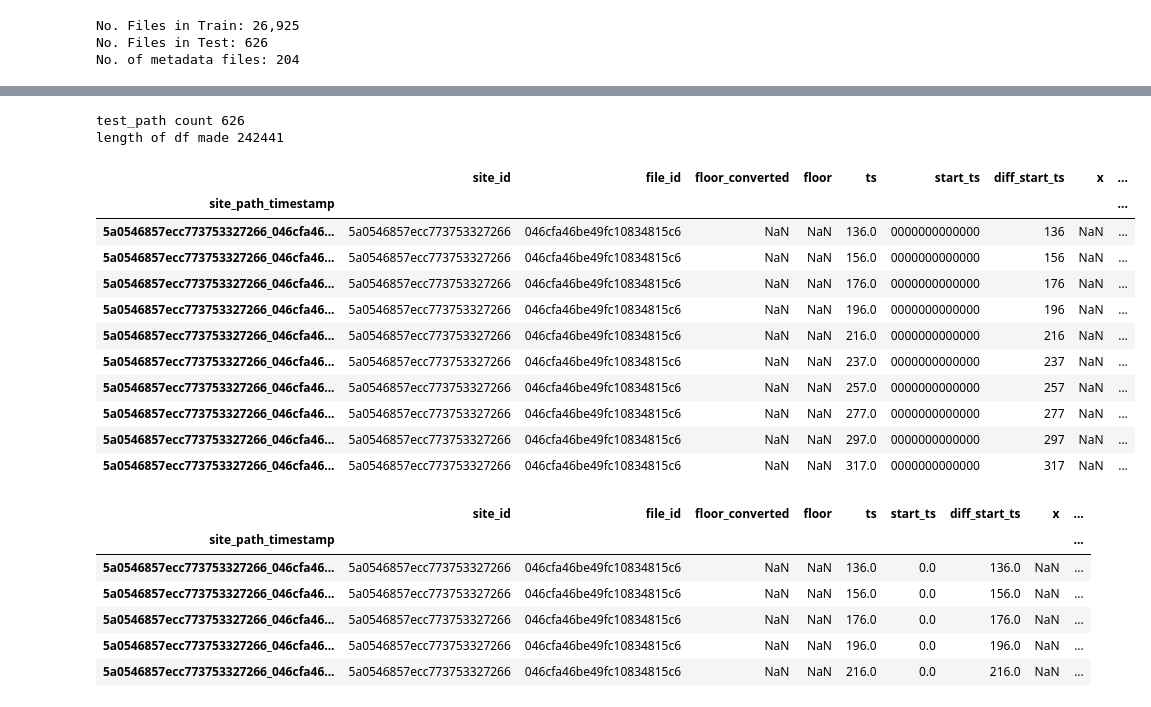
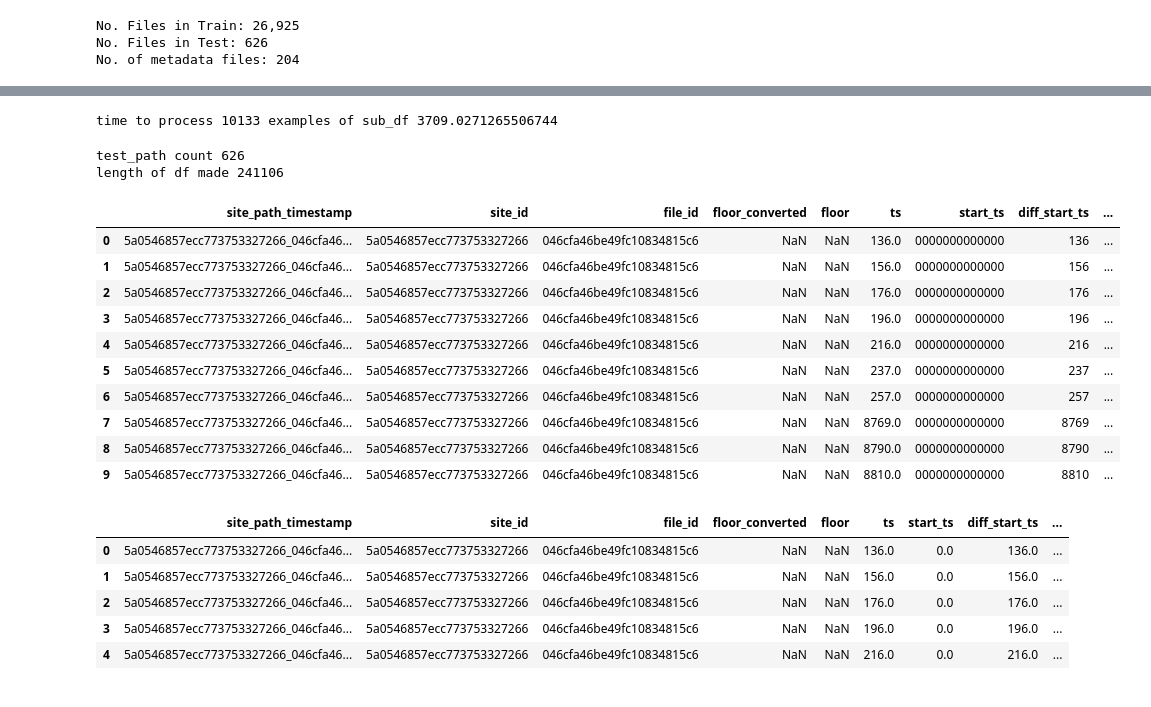
Before and after one commit to robot269006/indoor, a Jupyter notebook: indoor-preprocess-test-2-gcp.ipynb, the cells around one changed output, grey strips where cells are left out. Cells and saved outputs as stored; diff of their text form; code cells hidden in the pictures.

Commit message:
Updated test generator on gcp

```diff
--- a/indoor-preprocess-test-2-gcp.ipynb
+++ b/indoor-preprocess-test-2-gcp.ipynb
@@ -71,7 +84,7 @@ test_num = len(sub_df)
 # test_num = round(len(sub_df) / 2)
 
 # set timestamp cut
-time_stamp_cut = 1000
+time_stamp_cut = 250
 
-print(test_num)
-print(len(sub_df.iloc[:test_num, :]))
+# print(test_num)
+# print(len(sub_df.iloc[:test_num, :]))
@@ -214,9 +224,9 @@ floor_map = {"B3":-3,"B2":-2,"B1":-1,"F1":0,"1F":0,"F2":1,"2F":1,"F3":2,"3F":2,"
 # %%
 # Generate test data
 def extract_test_data(df):
-    try:
-        test_rows = []
-        for index, row in df.iterrows():
+    test_rows = []
+    for index, row in tqdm(df.iterrows()):
+        try:
             row_id = row["site_path_timestamp"]
             test_site = row["site"]
             file_name = row["file"]
@@ -250,8 +260,8 @@ def extract_test_data(df):
                 # time_stamp_cut = 2000, only the records within 2 sec of test timestamp
                 if abs(diff_ts_wp_ts) < time_stamp_cut:
                     # flag to indicate how close the data point is to the wps
-                    within_500ms = True if abs(diff_ts_wp_ts) <= 500 else False
-                    within_1000ms = True if abs(diff_ts_wp_ts) <= 1000 else False
+                    within_100ms = True if abs(diff_ts_wp_ts) <= 100 else False
+                    within_200ms = True if abs(diff_ts_wp_ts) <= 200 else False
                     # x = wp_closest[1]
                     # y = wp_closest[2]
                     diff_start_ts = int(t) - int(start_ts)
@@ -265,7 +275,10 @@ def extract_test_data(df):
                     magn_u_closest = split_axis(find_smallest_diff(t, magn_uncali), start_ts)
                     gyro_u_closest = split_axis(find_smallest_diff(t, gyro_uncali), start_ts)
                     wifi_closest = split_wifi(find_smallest_diff(t, wifi), start_ts)
-                    beacon_closest = split_beacon(find_smallest_diff(t, ibeacon), start_ts)
+                    if len(ibeacon) > 0:
+                        beacon_closest = split_beacon(find_smallest_diff(t, ibeacon), start_ts)
+                    else:
+                        beacon_closest = [np.nan, np.nan, np.nan, np.nan]
                     rel_pos = split_rel_pos(find_smallest_diff(t, rel_positions), start_ts)
 
                     # train append example
@@ -275,7 +288,7 @@ def extract_test_data(df):
                     #            wifi_closest + beacon_closest + rel_pos
                     #           )
                     test_rows.append([row_id, test_site, file_name, np.nan, np.nan, \
-                                      t, start_ts, diff_start_ts, np.nan, np.nan, test_ts, diff_start_wp_ts, diff_ts_wp_ts, within_500ms, within_1000ms] + \
+                                      t, start_ts, diff_start_ts, np.nan, np.nan, test_ts, diff_start_wp_ts, diff_ts_wp_ts, within_100ms, within_200ms] + \
                                       acce_closest + ahrs_closest + magn_closest + gyro_closest + \
                                       acce_u_closest + magn_u_closest + gyro_u_closest + \
                                       wifi_closest + beacon_closest + rel_pos
@@ -283,7 +296,9 @@ def extract_test_data(df):
                 else:
                     continue
 
-        return test_rows
-    except:
-        print("extract_test_data error")
+        except Exception as exc:
+            print("Error message: ", exc)
+            print("extract_test_data error at: ", row_id)
+            # print("extract_test_data error")
+    return test_rows
 # %%
@@ -355,44 +347,48 @@ time to process 10133 examples of sub_df 6686.089239835739
+# %%
+# print(f"time to process {len(grouped_df)} examples of sub_df", time.time() - start)
+print(f"time to process {len(sub_df.iloc[:test_num, :])} examples of sub_df", time.time() - start)
+# %% [output]
+time to process 10133 examples of sub_df 3709.0271265506744
 # %%
 col_names = ["site_path_timestamp", "site_id", "file_id", "floor_converted", "floor", \
              "ts", "start_ts", "diff_start_ts", "x", "y", \
-             "closest_wp_ts", "diff_start_wp_ts", "diff_ts_wp_ts", "within_500ms", "within_1000ms", \
+             "closest_wp_ts", "diff_start_wp_ts", "diff_ts_wp_ts", "within_250ms", "within_500ms", \
              "acce_ts", "diff_acce_ts", "acce_x", "acce_y", "acce_z", "acce_acc", \
              "ahrs_ts", "diff_ahrs_ts", "ahrs_x", "ahrs_y", "ahrs_z", "ahrs_acc", \
              "magn_ts", "diff_magn_ts", "magn_x", "magn_y", "magn_z", "magn_acc", "magn_strength",\
              "gyro_ts", "diff_gyro_ts", "gyro_x", "gyro_y", "gyro_z", "gyro_acc", \
              "acce_u_ts", "diff_acce_u_ts", "acce_u_x", "acce_u_y", "acce_u_z", "acce_u_acc", \
              "magn_u_ts", "diff_magn_u_ts", "magn_u_x", "magn_u_y", "magn_u_z", "magn_u_acc", \
              "gyro_u_ts", "diff_gyro_u_ts", "gyro_u_x", "gyro_u_y", "gyro_u_z", "gyro_u_acc", \
              "wifi_ts", "diff_wifi_ts", "wifi_ssid", "wifi_bssid", "wifi_rssi", "wifi_freq", "wifi_last_seen_ts", \
              "beacon_ts", "diff_beacon_ts", "beacon_ssid", "beacon_rssi", \
              "rel_ts", "diff_rel_ts", "rel_x", "rel_y"
             ]
 
 df_test = pd.DataFrame(res[0], columns=col_names)
 for r in res[1:]:
     df = pd.DataFrame(r, columns=col_names)
     df_test = df_test.append(df)
-df_test = df_test.set_index("site_path_timestamp")
+# df_test = df_test.set_index("site_path_timestamp")
 
 # process 1000 records -> 173.9 sec -> all test records are ~10,000 -> 1740 sec (~29min)
 print("test_path count", len(test_paths[:test_num]))
 print("length of df made", len(df_test))
 display(df_test.head(10))
 # %% [output]
 test_path count 626
-length of df made 242441
+length of df made 241106
-|  | site_id | file_id | floor_converted | floor | ts | start_ts | diff_start_ts | x | ... |
-| site_path_timestamp |  |  |  |  |  |  |  |  | ... |
-| 5a0546857ecc773753327266_046cfa46... | 5a0546857ecc773753327266 | 046cfa46be49fc10834815c6 | NaN | NaN | 136.0 | 0000000000000 | 136 | NaN | ... |
-| 5a0546857ecc773753327266_046cfa46... | 5a0546857ecc773753327266 | 046cfa46be49fc10834815c6 | NaN | NaN | 156.0 | 0000000000000 | 156 | NaN | ... |
-| 5a0546857ecc773753327266_046cfa46... | 5a0546857ecc773753327266 | 046cfa46be49fc10834815c6 | NaN | NaN | 176.0 | 0000000000000 | 176 | NaN | ... |
-| 5a0546857ecc773753327266_046cfa46... | 5a0546857ecc773753327266 | 046cfa46be49fc10834815c6 | NaN | NaN | 196.0 | 0000000000000 | 196 | NaN | ... |
-| 5a0546857ecc773753327266_046cfa46... | 5a0546857ecc773753327266 | 046cfa46be49fc10834815c6 | NaN | NaN | 216.0 | 0000000000000 | 216 | NaN | ... |
-| 5a0546857ecc773753327266_046cfa46... | 5a0546857ecc773753327266 | 046cfa46be49fc10834815c6 | NaN | NaN | 237.0 | 0000000000000 | 237 | NaN | ... |
-| 5a0546857ecc773753327266_046cfa46... | 5a0546857ecc773753327266 | 046cfa46be49fc10834815c6 | NaN | NaN | 257.0 | 0000000000000 | 257 | NaN | ... |
-| 5a0546857ecc773753327266_046cfa46... | 5a0546857ecc773753327266 | 046cfa46be49fc10834815c6 | NaN | NaN | 277.0 | 0000000000000 | 277 | NaN | ... |
-| 5a0546857ecc773753327266_046cfa46... | 5a0546857ecc773753327266 | 046cfa46be49fc10834815c6 | NaN | NaN | 297.0 | 0000000000000 | 297 | NaN | ... |
-| 5a0546857ecc773753327266_046cfa46... | 5a0546857ecc773753327266 | 046cfa46be49fc10834815c6 | NaN | NaN | 317.0 | 0000000000000 | 317 | NaN | ... |
+|  | site_path_timestamp | site_id | file_id | floor_converted | floor | ts | start_ts | diff_start_ts | ... |
+| 0 | 5a0546857ecc773753327266_046cfa46... | 5a0546857ecc773753327266 | 046cfa46be49fc10834815c6 | NaN | NaN | 136.0 | 0000000000000 | 136 | ... |
+| 1 | 5a0546857ecc773753327266_046cfa46... | 5a0546857ecc773753327266 | 046cfa46be49fc10834815c6 | NaN | NaN | 156.0 | 0000000000000 | 156 | ... |
+| 2 | 5a0546857ecc773753327266_046cfa46... | 5a0546857ecc773753327266 | 046cfa46be49fc10834815c6 | NaN | NaN | 176.0 | 0000000000000 | 176 | ... |
+| 3 | 5a0546857ecc773753327266_046cfa46... | 5a0546857ecc773753327266 | 046cfa46be49fc10834815c6 | NaN | NaN | 196.0 | 0000000000000 | 196 | ... |
+| 4 | 5a0546857ecc773753327266_046cfa46... | 5a0546857ecc773753327266 | 046cfa46be49fc10834815c6 | NaN | NaN | 216.0 | 0000000000000 | 216 | ... |
+| 5 | 5a0546857ecc773753327266_046cfa46... | 5a0546857ecc773753327266 | 046cfa46be49fc10834815c6 | NaN | NaN | 237.0 | 0000000000000 | 237 | ... |
+| 6 | 5a0546857ecc773753327266_046cfa46... | 5a0546857ecc773753327266 | 046cfa46be49fc10834815c6 | NaN | NaN | 257.0 | 0000000000000 | 257 | ... |
+| 7 | 5a0546857ecc773753327266_046cfa46... | 5a0546857ecc773753327266 | 046cfa46be49fc10834815c6 | NaN | NaN | 8769.0 | 0000000000000 | 8769 | ... |
+| 8 | 5a0546857ecc773753327266_046cfa46... | 5a0546857ecc773753327266 | 046cfa46be49fc10834815c6 | NaN | NaN | 8790.0 | 0000000000000 | 8790 | ... |
+| 9 | 5a0546857ecc773753327266_046cfa46... | 5a0546857ecc773753327266 | 046cfa46be49fc10834815c6 | NaN | NaN | 8810.0 | 0000000000000 | 8810 | ... |
 # %%
 # LabelEncode site_id, file_id, floor_converted, ssid, bssid
 def col_encode(df, cols):
@@ -429,11 +425,10 @@ for df in [df_test]:
 # Check
 display(df_test.head())
 # %% [output]
-|  | site_id | file_id | floor_converted | floor | ts | start_ts | diff_start_ts | x | ... |
-| site_path_timestamp |  |  |  |  |  |  |  |  | ... |
-| 5a0546857ecc773753327266_046cfa46... | 5a0546857ecc773753327266 | 046cfa46be49fc10834815c6 | NaN | NaN | 136.0 | 0.0 | 136.0 | NaN | ... |
-| 5a0546857ecc773753327266_046cfa46... | 5a0546857ecc773753327266 | 046cfa46be49fc10834815c6 | NaN | NaN | 156.0 | 0.0 | 156.0 | NaN | ... |
-| 5a0546857ecc773753327266_046cfa46... | 5a0546857ecc773753327266 | 046cfa46be49fc10834815c6 | NaN | NaN | 176.0 | 0.0 | 176.0 | NaN | ... |
-| 5a0546857ecc773753327266_046cfa46... | 5a0546857ecc773753327266 | 046cfa46be49fc10834815c6 | NaN | NaN | 196.0 | 0.0 | 196.0 | NaN | ... |
-| 5a0546857ecc773753327266_046cfa46... | 5a0546857ecc773753327266 | 046cfa46be49fc10834815c6 | NaN | NaN | 216.0 | 0.0 | 216.0 | NaN | ... |
+|  | site_path_timestamp | site_id | file_id | floor_converted | floor | ts | start_ts | diff_start_ts | ... |
+| 0 | 5a0546857ecc773753327266_046cfa46... | 5a0546857ecc773753327266 | 046cfa46be49fc10834815c6 | NaN | NaN | 136.0 | 0.0 | 136.0 | ... |
+| 1 | 5a0546857ecc773753327266_046cfa46... | 5a0546857ecc773753327266 | 046cfa46be49fc10834815c6 | NaN | NaN | 156.0 | 0.0 | 156.0 | ... |
+| 2 | 5a0546857ecc773753327266_046cfa46... | 5a0546857ecc773753327266 | 046cfa46be49fc10834815c6 | NaN | NaN | 176.0 | 0.0 | 176.0 | ... |
+| 3 | 5a0546857ecc773753327266_046cfa46... | 5a0546857ecc773753327266 | 046cfa46be49fc10834815c6 | NaN | NaN | 196.0 | 0.0 | 196.0 | ... |
+| 4 | 5a0546857ecc773753327266_046cfa46... | 5a0546857ecc773753327266 | 046cfa46be49fc10834815c6 | NaN | NaN | 216.0 | 0.0 | 216.0 | ... |
 # %%
```
Also changed, not shown: parts of 11 cells of this notebook.
